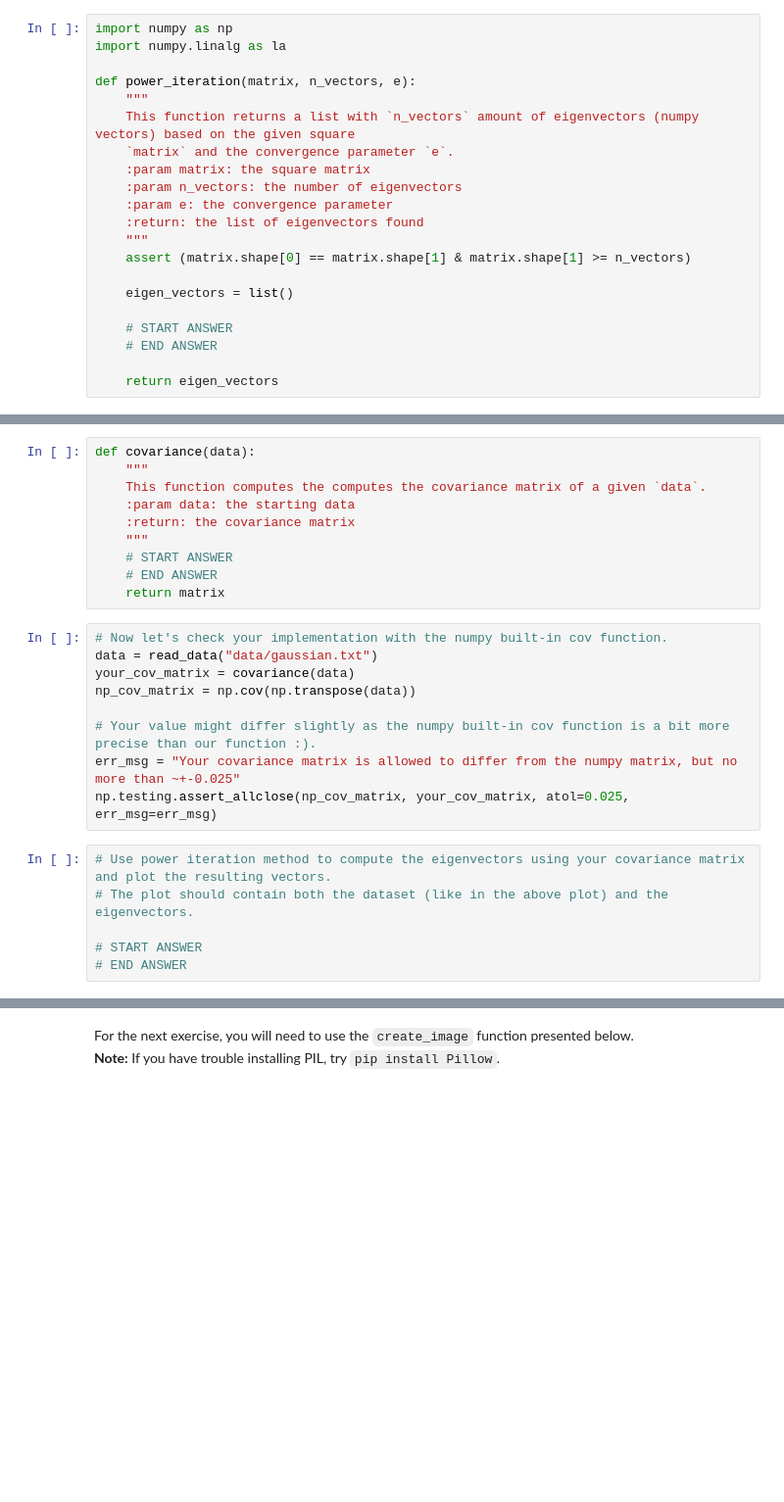
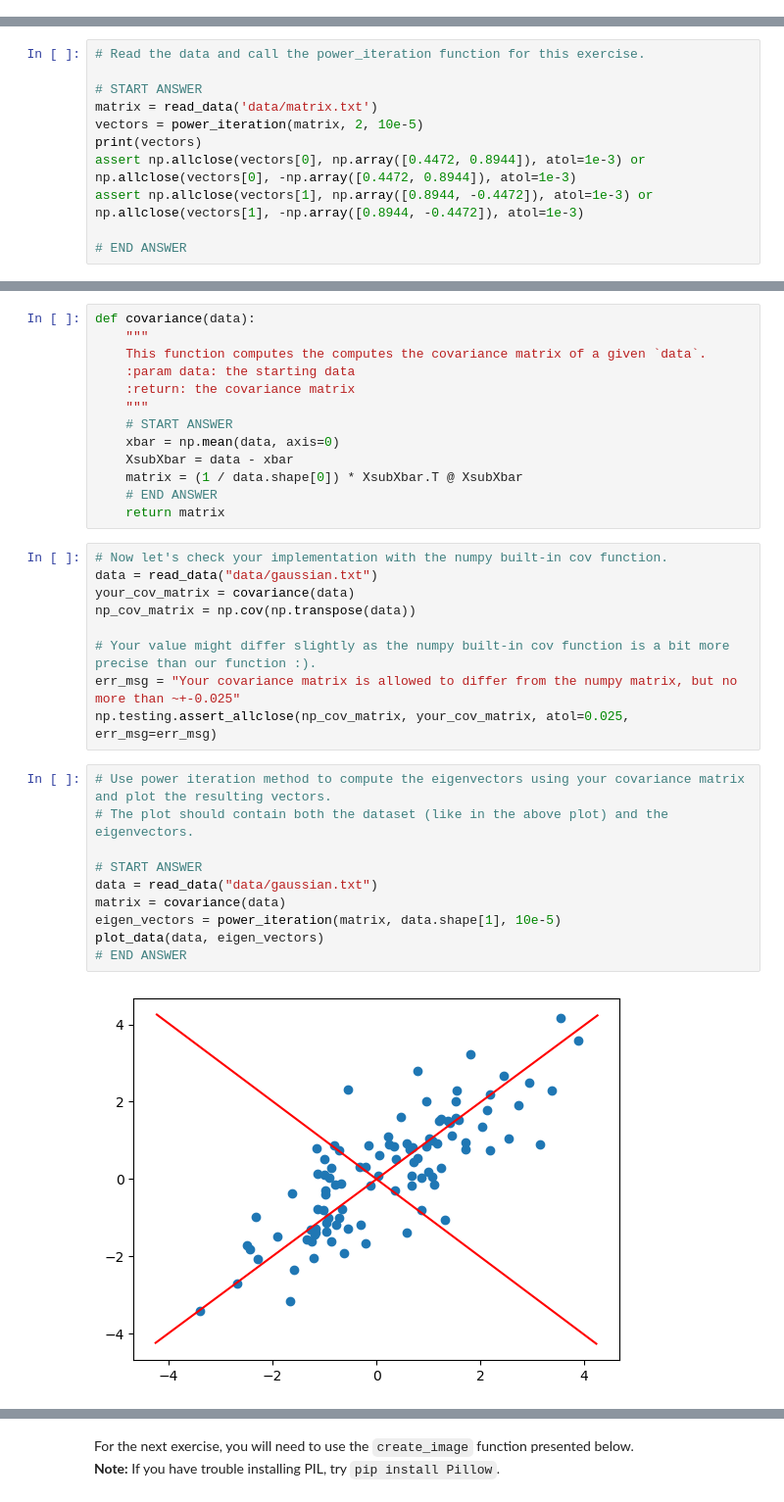
Before and after one commit to vladpaun-tudelft/cse2510-ml-2025, a Jupyter notebook: Lab 7 - unsupervised/part2_pca_student.ipynb, the cells around one changed output, grey strips where cells are left out. Shown: that part at 98% size. Cells and saved outputs as stored; diff of their text form; blank space fills up the shorter version.

```diff
--- a/Lab 7 - unsupervised/part2_pca_student.ipynb
+++ b/Lab 7 - unsupervised/part2_pca_student.ipynb
@@ -52,24 +52,3 @@ E. If more eigenvectors are required, go to step 1 with $M^∗$ as input.
 $\ex{1.1}$ Finish the `power_iteration()` function. This method will calculate `n_vectors` eigenvectors from the square matrix `matrix`. Use the steps described above to do so. The stopping criterion in the second step should be when the L2 norm of the difference between $v_{k+1}$ and $v_k$ of two consecutive iterations is smaller than the convergence parameter `e`.<br>
 **Hint:** The L2 norm can be computed with `la.norm(x)` which is the same as computing $\sqrt{x^2}$.<br>
 **Hint:** There are several ways to multiply vectors and matrices with numpy (such as `np.dot()`, `np.matmul()`, or `np.outer()`). Whichever way you work with, make sure that you take into account the shapes of your vectors and matrices.
-# %%
-import numpy as np
-import numpy.linalg as la
-
-def power_iteration(matrix, n_vectors, e):
-    """
-    This function returns a list with `n_vectors` amount of eigenvectors (numpy vectors) based on the given square
-    `matrix` and the convergence parameter `e`.
-    :param matrix: the square matrix
-    :param n_vectors: the number of eigenvectors
-    :param e: the convergence parameter
-    :return: the list of eigenvectors found
-    """
-    assert (matrix.shape[0] == matrix.shape[1] & matrix.shape[1] >= n_vectors)
-
-    eigen_vectors = list()
-
-    # START ANSWER
-    # END ANSWER
-
-    return eigen_vectors
@@ -106,0 +116,11 @@ $v_2 = \begin{bmatrix}0.8944 \\ -0.4472\end{bmatrix}$
+# %%
+# Read the data and call the power_iteration function for this exercise.
+
+# START ANSWER
+matrix = read_data('data/matrix.txt')
+vectors = power_iteration(matrix, 2, 10e-5)
+print(vectors)
+assert np.allclose(vectors[0], np.array([0.4472, 0.8944]), atol=1e-3) or np.allclose(vectors[0], -np.array([0.4472, 0.8944]), atol=1e-3)
+assert np.allclose(vectors[1], np.array([0.8944, -0.4472]), atol=1e-3) or np.allclose(vectors[1], -np.array([0.8944, -0.4472]), atol=1e-3)
+
+# END ANSWER
@@ -173,6 +197,9 @@ def covariance(data):
     :return: the covariance matrix
     """
     # START ANSWER
+    xbar = np.mean(data, axis=0)
+    XsubXbar = data - xbar
+    matrix = (1 / data.shape[0]) * XsubXbar.T @ XsubXbar
     # END ANSWER
     return matrix
 # %%
@@ -187,7 +214,13 @@ np.testing.assert_allclose(np_cov_matrix, your_cov_matrix, atol=0.025, err_msg=e
 # %%
 # Use power iteration method to compute the eigenvectors using your covariance matrix and plot the resulting vectors.
 # The plot should contain both the dataset (like in the above plot) and the eigenvectors.
 
 # START ANSWER
+data = read_data("data/gaussian.txt")
+matrix = covariance(data)
+eigen_vectors = power_iteration(matrix, data.shape[1], 10e-5)
+plot_data(data, eigen_vectors)
 # END ANSWER
+# %% [output]
+[figure, added]
 # %% [markdown]
```
Also changed, not shown: parts of 10 cells of this notebook.
